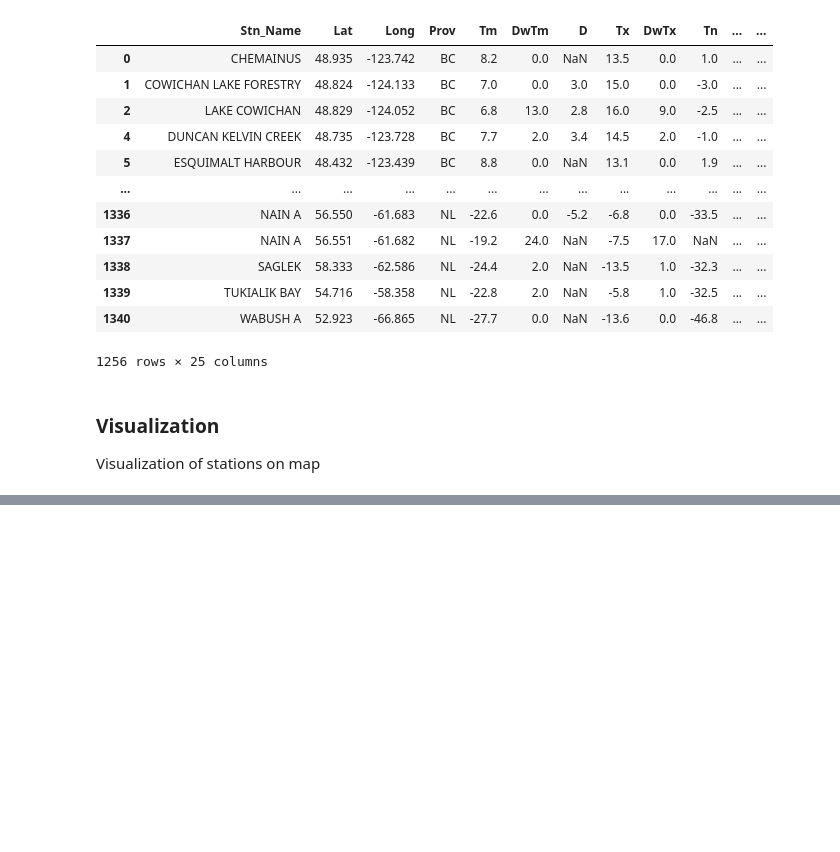
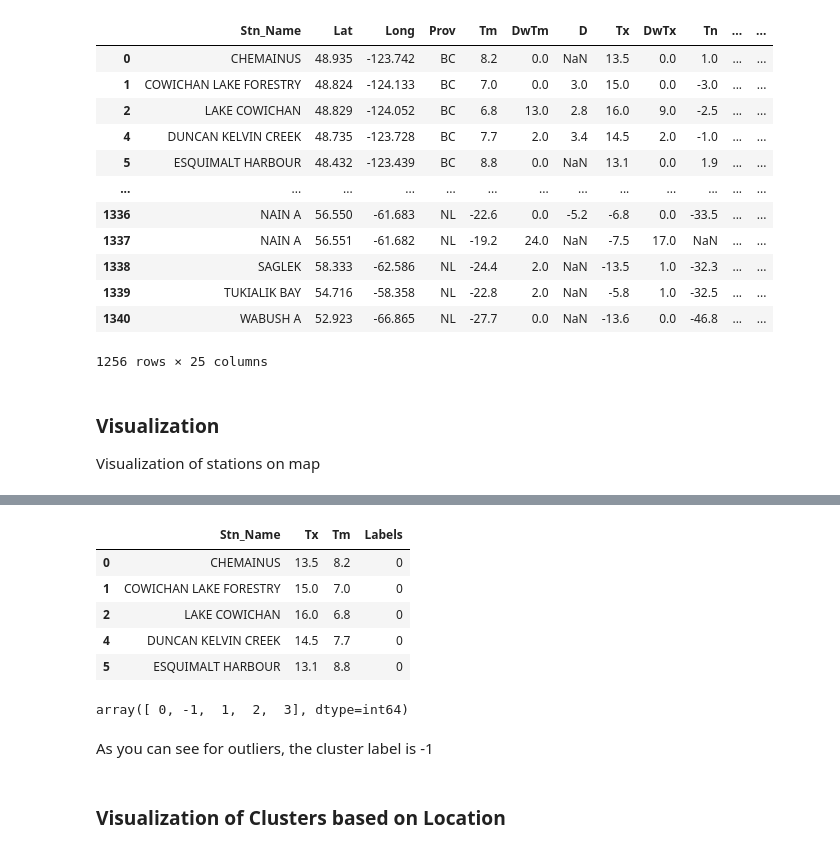
Before and after one commit to muhammad-usman147/DataScienceWork, a Jupyter notebook: WeatherStationClustering-using-DBSCAN.ipynb, the cells around one changed output, grey strips where cells are left out. Saved outputs shown, nothing was run; the diff lists cells and outputs as text; code cells hidden in the pictures; blank space fills up the shorter version.

```diff
--- a/WeatherStationClustering-using-DBSCAN.ipynb
+++ b/WeatherStationClustering-using-DBSCAN.ipynb
@@ -54,0 +78,4 @@ Visualization of stations on map
+# %%
+Cluster = df[['Lat','Long']]
+Cluster = StandardScaler().fit_transform(Cluster)
+Cluster
@@ -54,0 +90,4 @@ Visualization of stations on map
+# %%
+#Computer DBSCAN
+db = DBSCAN(eps=0.15,min_samples = 10)
+db.fit(Cluster)
@@ -54,0 +137,2 @@ Visualization of stations on map
+# %%
+df['Labels'] = db.labels_
@@ -54,0 +160,18 @@ Visualization of stations on map
+# %%
+df[['Stn_Name','Tx','Tm','Labels']].head()
+# %% [output]
+|  | Stn_Name | Tx | Tm | Labels |
+| 0 | CHEMAINUS | 13.5 | 8.2 | 0 |
+| 1 | COWICHAN LAKE FORESTRY | 15.0 | 7.0 | 0 |
+| 2 | LAKE COWICHAN | 16.0 | 6.8 | 0 |
+| 4 | DUNCAN KELVIN CREEK | 14.5 | 7.7 | 0 |
+| 5 | ESQUIMALT HARBOUR | 13.1 | 8.8 | 0 |
+# %%
+df['Labels'].unique()
+# %% [output]
+array([ 0, -1,  1,  2,  3], dtype=int64)
+# %% [markdown]
+
+As you can see for outliers, the cluster label is -1
+# %% [markdown]
+### Visualization of Clusters based on Location
```
Also changed, not shown: parts of 40 cells of this notebook.
